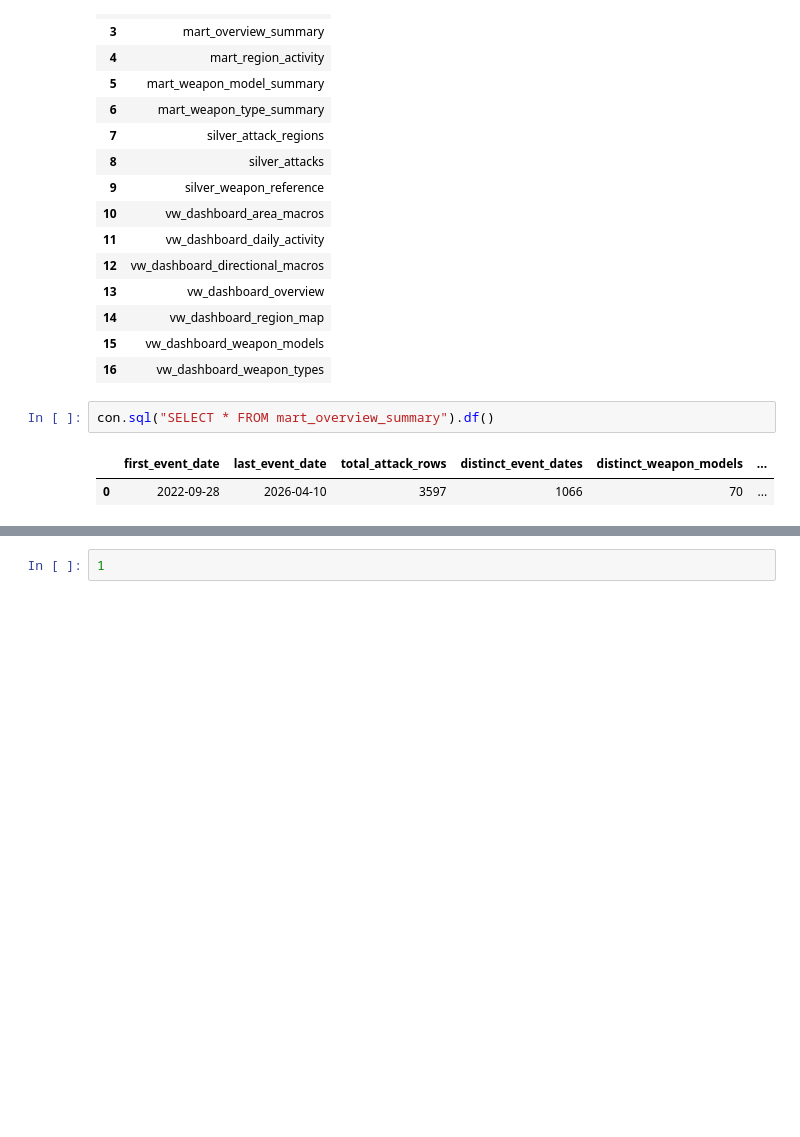
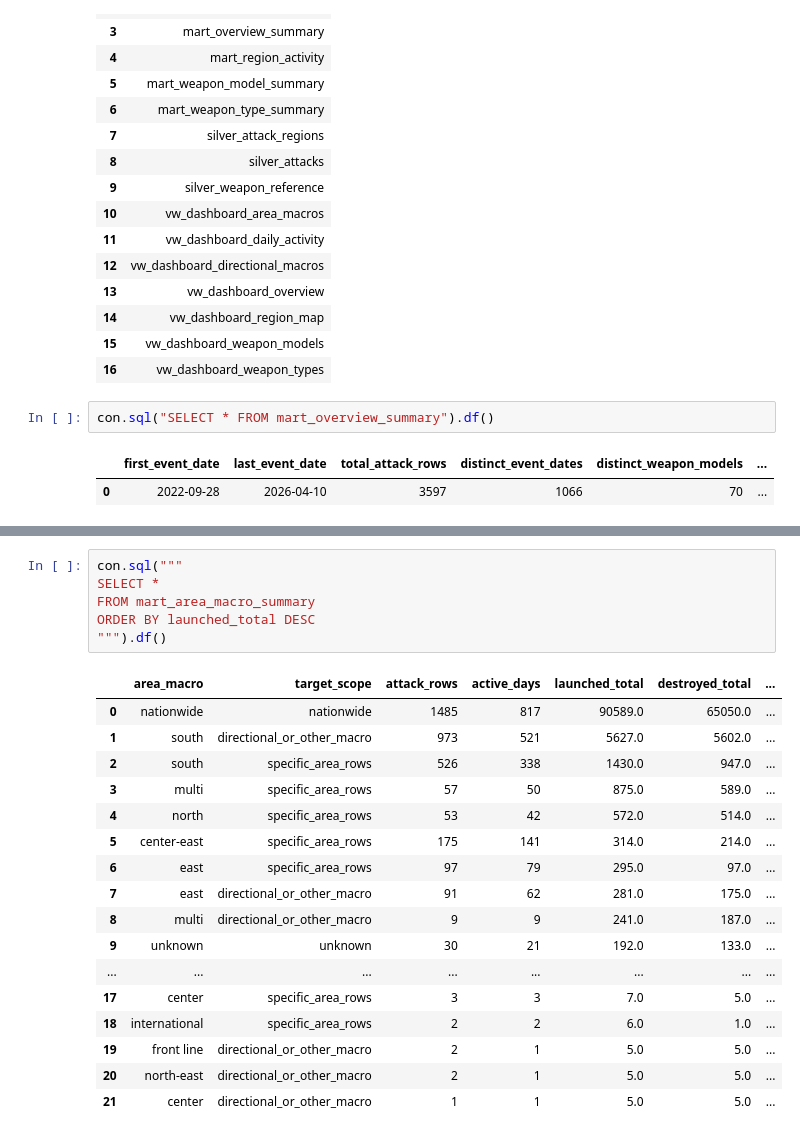
Before and after one commit to tujokuus/air-strikes-on-ukraine-dashboard, a Jupyter notebook: notebooks/gold_duckdb_testing.ipynb, the cells around one changed output, grey strips where cells are left out. Drawn from its saved outputs; the diff is of its cells as text; blank space fills up the shorter version.

```diff
--- a/notebooks/gold_duckdb_testing.ipynb
+++ b/notebooks/gold_duckdb_testing.ipynb
@@ -81,2 +81,24 @@ LIMIT 20
 # %%
-1
+con.sql("""
+SELECT *
+FROM mart_area_macro_summary
+ORDER BY launched_total DESC
+""").df()
+# %% [output]
+|  | area_macro | target_scope | attack_rows | active_days | launched_total | destroyed_total | ... |
+| 0 | nationwide | nationwide | 1485 | 817 | 90589.0 | 65050.0 | ... |
+| 1 | south | directional_or_other_macro | 973 | 521 | 5627.0 | 5602.0 | ... |
+| 2 | south | specific_area_rows | 526 | 338 | 1430.0 | 947.0 | ... |
+| 3 | multi | specific_area_rows | 57 | 50 | 875.0 | 589.0 | ... |
+| 4 | north | specific_area_rows | 53 | 42 | 572.0 | 514.0 | ... |
+| 5 | center-east | specific_area_rows | 175 | 141 | 314.0 | 214.0 | ... |
+| 6 | east | specific_area_rows | 97 | 79 | 295.0 | 97.0 | ... |
+| 7 | east | directional_or_other_macro | 91 | 62 | 281.0 | 175.0 | ... |
+| 8 | multi | directional_or_other_macro | 9 | 9 | 241.0 | 187.0 | ... |
+| 9 | unknown | unknown | 30 | 21 | 192.0 | 133.0 | ... |
+| ... | ... | ... | ... | ... | ... | ... | ... |
+| 17 | center | specific_area_rows | 3 | 3 | 7.0 | 5.0 | ... |
+| 18 | international | specific_area_rows | 2 | 2 | 6.0 | 1.0 | ... |
+| 19 | front line | directional_or_other_macro | 2 | 1 | 5.0 | 5.0 | ... |
+| 20 | north-east | directional_or_other_macro | 2 | 1 | 5.0 | 5.0 | ... |
+| 21 | center | directional_or_other_macro | 1 | 1 | 5.0 | 5.0 | ... |
```
Also changed, not shown: parts of 3 cells of this notebook.
